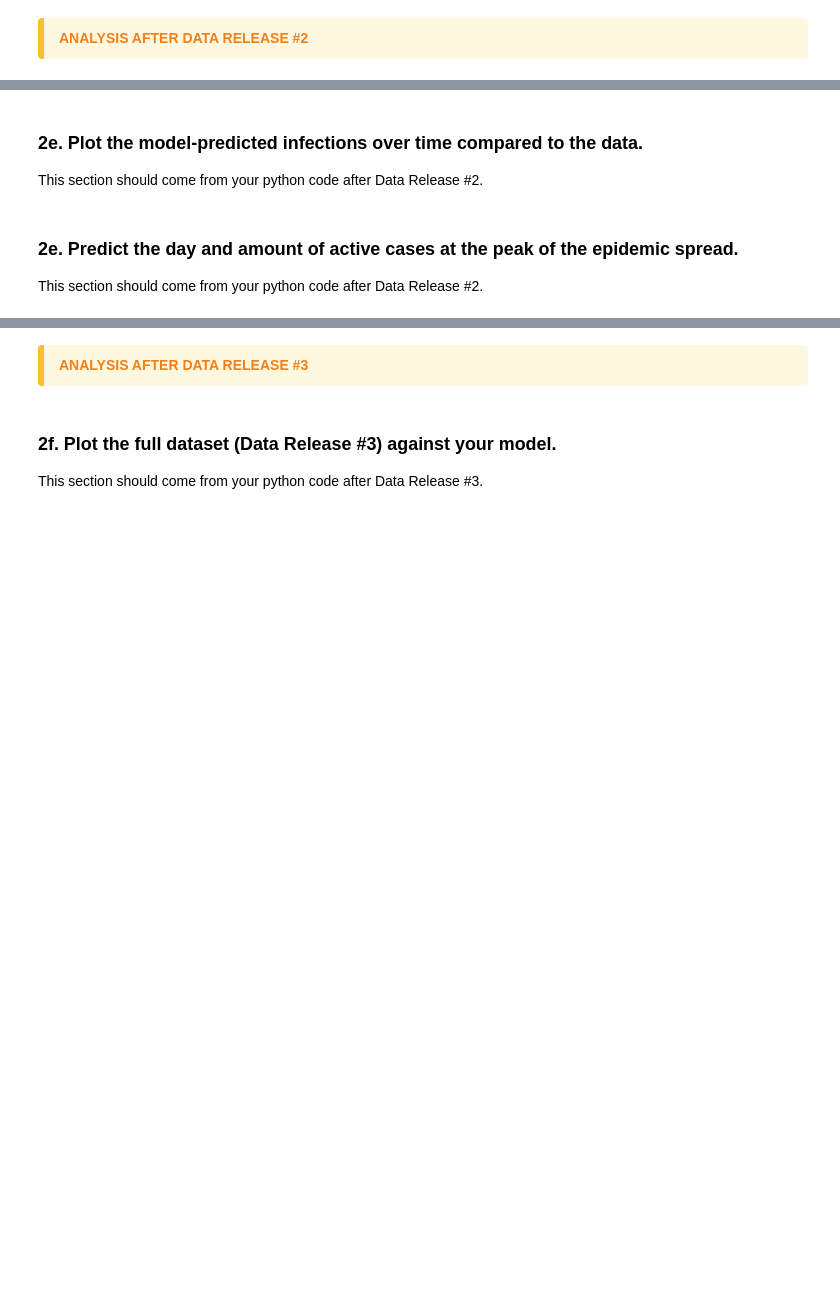
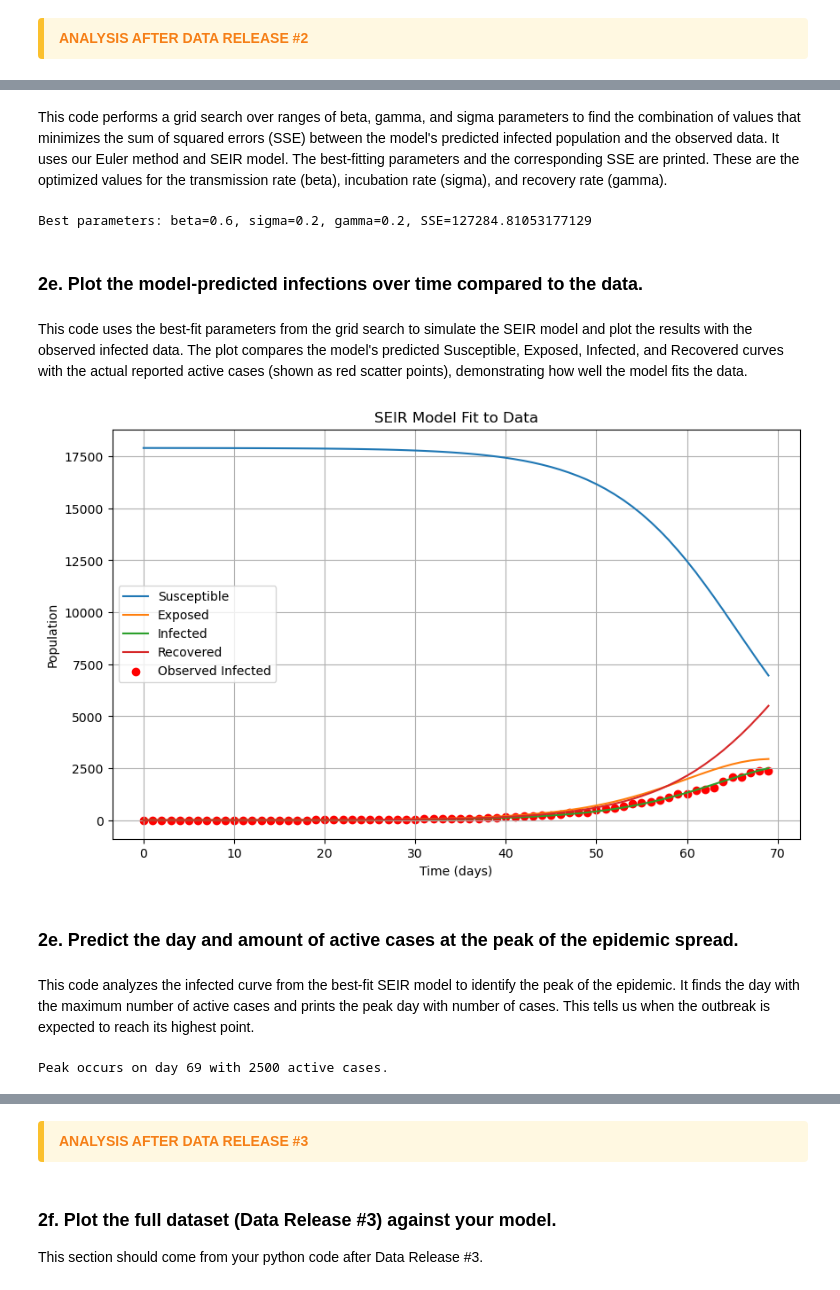
Before and after one commit to mjb5nk/Module-2-Epidemics-SIR-Modeling, a Jupyter notebook: Notebook examples/Template_student_final_notebook.ipynb, the cells around one changed output, grey strips where cells are left out. Saved outputs shown, nothing was run; the diff lists cells and outputs as text; code cells hidden in the pictures; blank space fills up the shorter version.

```diff
--- a/Notebook examples/Template_student_final_notebook.ipynb
+++ b/Notebook examples/Template_student_final_notebook.ipynb
@@ -84,6 +210,82 @@ This section should come from your python code after Data Release #2.
+# %% [markdown]
+This code performs a grid search over ranges of beta, gamma, and sigma parameters to find the combination of values that minimizes the sum of squared errors (SSE) between the model's predicted infected population and the observed data. It uses our Euler method and SEIR model. The best-fitting parameters and the corresponding SSE are printed. These are the optimized values for the transmission rate (beta), incubation rate (sigma), and recovery rate (gamma).
+# %%
+# Grid search for parameter estimation
+def grid_search_parameters(timepoints, N,
+                           S0, E0, I0, R0,
+                           observed_data,
+                           beta_range=None,
+                           sigma_range=None,
+                           gamma_range=None):
+    # Define default parameter ranges if not provided
+    if beta_range is None:
+        beta_range = np.linspace(0.1, 1.0, 10)
+    if sigma_range is None:
+        sigma_range = np.linspace(0.1, 1.0, 10)
+    if gamma_range is None:
+        gamma_range = np.linspace(0.1, 1.0, 10)
+    # Initialize array to store SSE values for each parameter combination
+    sse_array = np.zeros((len(beta_range),
+                          len(sigma_range),
+                          len(gamma_range)))
+    # Loop through all combinations of parameters and compute SSE
+    for b, beta in enumerate(beta_range):
+        for s, sigma in enumerate(sigma_range):
+            for g, gamma in enumerate(gamma_range):
+                S, E, I, R = euler_method(beta, sigma, gamma,
+                                          S0, E0, I0, R0,
+                                          timepoints, N)
+                sse_array[b, s, g] = np.sum((I - observed_data) ** 2)
+    # Find the parameter combination with the lowest SSE
+    min_index = np.unravel_index(np.argmin(sse_array), sse_array.shape)
+    best_beta = beta_range[min_index[0]]
+    best_sigma = sigma_range[min_index[1]]
+    best_gamma = gamma_range[min_index[2]]
+    best_sse = sse_array[min_index]
+    # return best parameters and SSE
+    return best_beta, best_sigma, best_gamma, best_sse
+
+# Perform grid search
+best_beta, best_sigma, best_gamma, best_sse = grid_search_parameters(
+    timepoints, N, S0, E0, I0, R0, observed_data
+)
+
+# Print best parameters and SSE
+print(f"Best parameters: beta={best_beta}, sigma={best_sigma}, gamma={best_gamma}, SSE={best_sse}")
+# %% [output]
+Best parameters: beta=0.6, sigma=0.2, gamma=0.2, SSE=127284.81053177129
 # %% [markdown]
 ### 2e. Plot the model-predicted infections over time compared to the data.
-This section should come from your python code after Data Release #2.
+# %% [markdown]
+This code uses the best-fit parameters from the grid search to simulate the SEIR model and plot the results with the observed infected data. The plot compares the model's predicted Susceptible, Exposed, Infected, and Recovered curves with the actual reported active cases (shown as red scatter points), demonstrating how well the model fits the data.
+# %%
+# Plot best-fit model
+S, E, I, R = euler_method(best_beta, best_sigma, best_gamma, S0, E0, I0, R0, timepoints, N)
+
+# Plotting the results
+plt.figure(figsize=(10, 6))
+plt.plot(timepoints, S, label='Susceptible')
+plt.plot(timepoints, E, label='Exposed')
+plt.plot(timepoints, I, label='Infected')
+plt.plot(timepoints, R, label='Recovered')
+plt.scatter(timepoints, observed_data, color='red', label='Observed Infected')
+plt.title('SEIR Model Fit to Data')
+plt.xlabel('Time (days)')
+plt.ylabel('Population')
+plt.legend()
+plt.grid()
+plt.show()
+# %% [output]
+[figure, added]
 # %% [markdown]
 ### 2e. Predict the day and amount of active cases at the peak of the epidemic spread.
-This section should come from your python code after Data Release #2.
+# %% [markdown]
+This code analyzes the infected curve from the best-fit SEIR model to identify the peak of the epidemic. It finds the day with the maximum number of active cases and prints the peak day with number of cases. This tells us when the outbreak is expected to reach its highest point.
+# %%
+# Predict the peak
+peak_index = np.argmax(I)
+peak_day = timepoints[peak_index]
+peak_cases = I[peak_index]
+print(f"Peak occurs on day {peak_day} with {peak_cases:.0f} active cases.")
+# %% [output]
+Peak occurs on day 69 with 2500 active cases.
```
Also changed, not shown: parts of 9 cells of this notebook.
